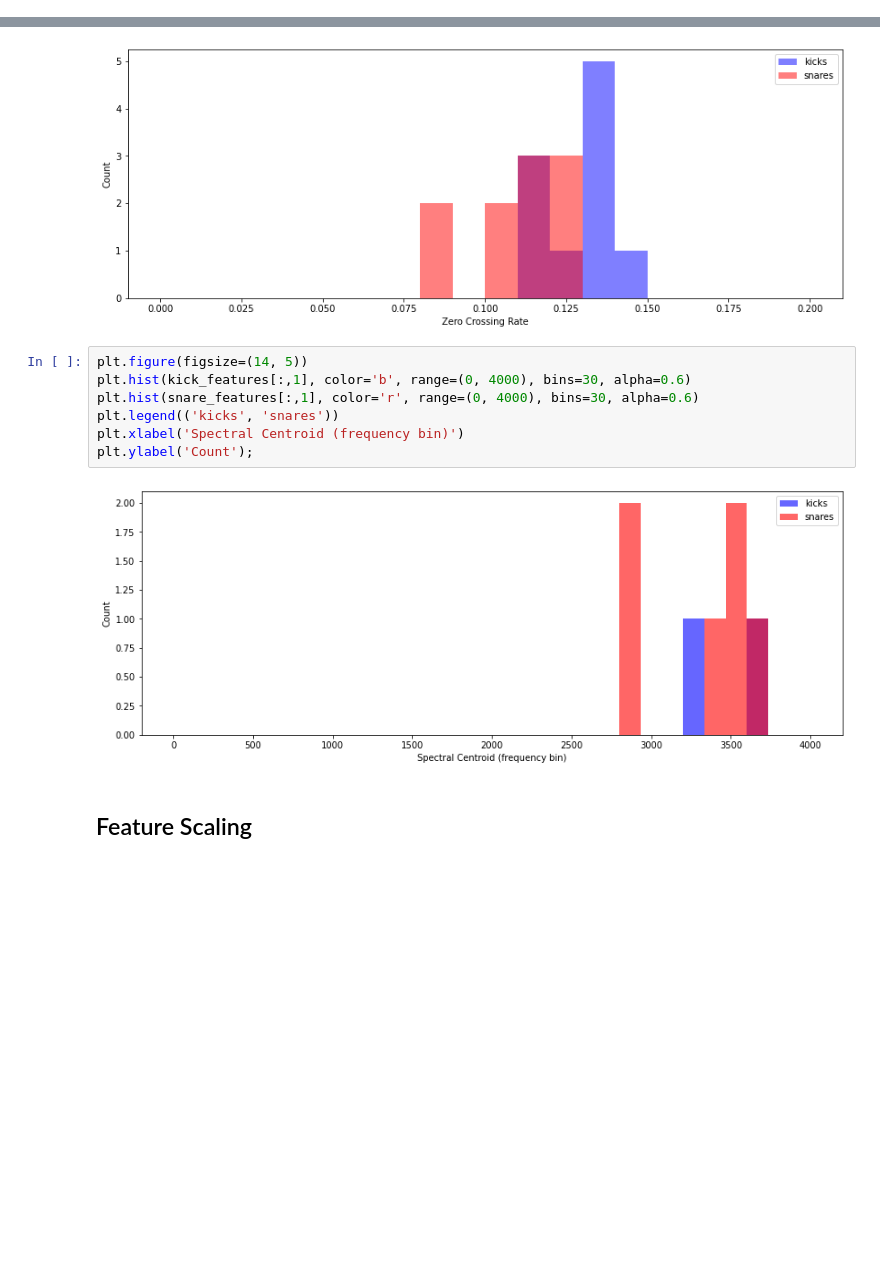
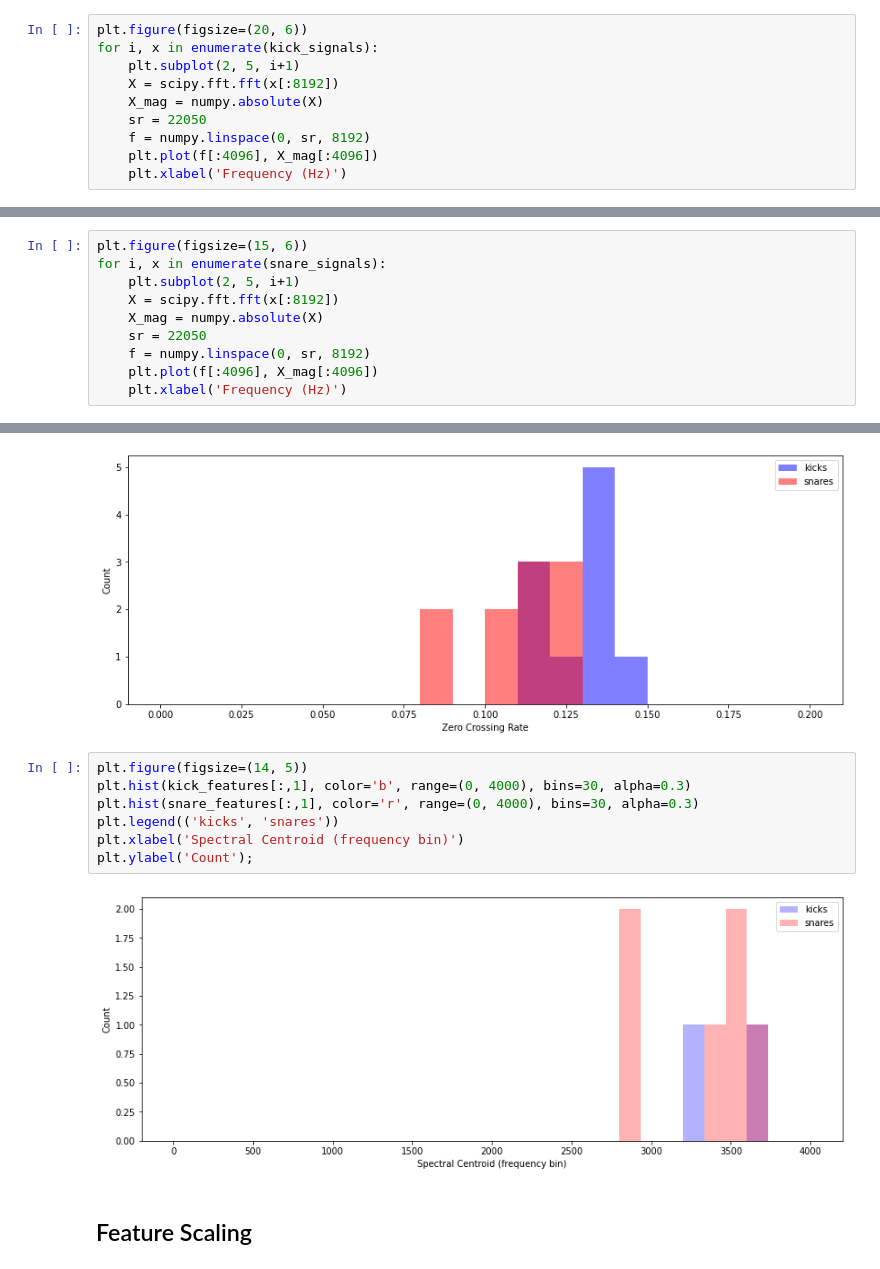
Before and after one commit to fccoelho/curso-IRI, a Jupyter notebook: RIM/basic_feature_extraction.ipynb, the cells around one changed output, grey strips where cells are left out. Saved outputs shown, nothing was run; the diff lists cells and outputs as text; blank space fills up the shorter version.

```diff
--- a/RIM/basic_feature_extraction.ipynb
+++ b/RIM/basic_feature_extraction.ipynb
@@ -53,0 +56,10 @@ for i, x in enumerate(snare_signals):
+# %%
+plt.figure(figsize=(20, 6))
+for i, x in enumerate(kick_signals):
+    plt.subplot(2, 5, i+1)
+    X = scipy.fft.fft(x[:8192])
+    X_mag = numpy.absolute(X)
+    sr = 22050
+    f = numpy.linspace(0, sr, 8192)
+    plt.plot(f[:4096], X_mag[:4096])
+    plt.xlabel('Frequency (Hz)')
@@ -53,0 +70,10 @@ for i, x in enumerate(snare_signals):
+# %%
+plt.figure(figsize=(15, 6))
+for i, x in enumerate(snare_signals):
+    plt.subplot(2, 5, i+1)
+    X = scipy.fft.fft(x[:8192])
+    X_mag = numpy.absolute(X)
+    sr = 22050
+    f = numpy.linspace(0, sr, 8192)
+    plt.plot(f[:4096], X_mag[:4096])
+    plt.xlabel('Frequency (Hz)')
@@ -79,13 +107,13 @@ plt.ylabel('Count');
 [figure]
 # %%
 plt.figure(figsize=(14, 5))
-plt.hist(kick_features[:,1], color='b', range=(0, 4000), bins=30, alpha=0.6)
-plt.hist(snare_features[:,1], color='r', range=(0, 4000), bins=30, alpha=0.6)
+plt.hist(kick_features[:,1], color='b', range=(0, 4000), bins=30, alpha=0.3)
+plt.hist(snare_features[:,1], color='r', range=(0, 4000), bins=30, alpha=0.3)
 plt.legend(('kicks', 'snares'))
 plt.xlabel('Spectral Centroid (frequency bin)')
 plt.ylabel('Count');
 # %% [output]
-[figure, old version]
+[figure, new version]
 # %% [markdown]
 ## Feature Scaling
 # %% [markdown]
```
Also changed, not shown: parts of 4 cells of this notebook, 1 other file.
